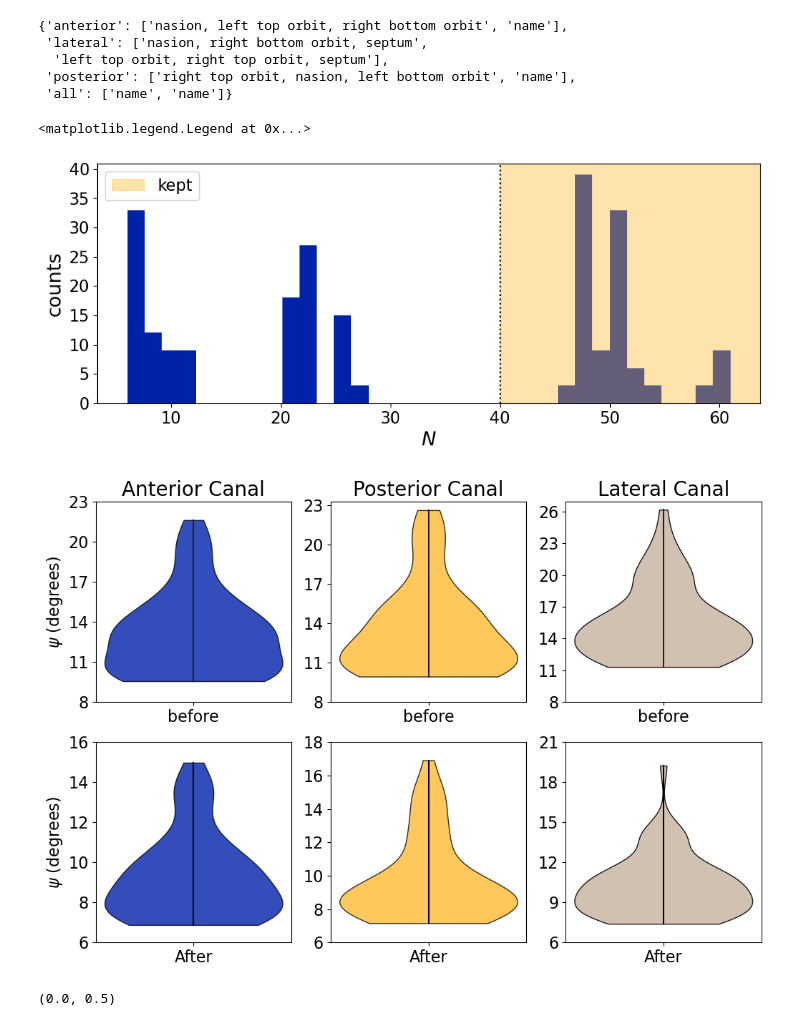
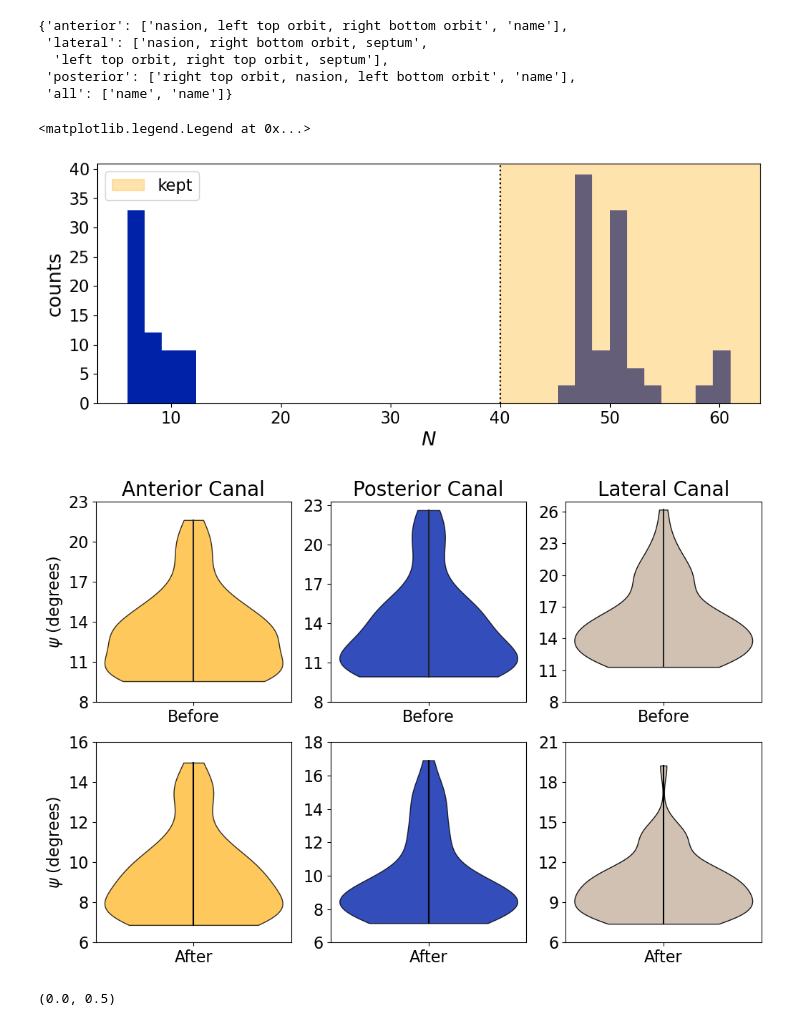
Before and after one commit to Daniel-Nicolae/Modelling-the-Human-Semicircular-Canals, a Jupyter notebook: python/experiments.ipynb, the cells around one changed output. Cells and saved outputs as stored; diff of their text form; code cells hidden in the pictures.

Commit message:
plots

```diff
--- a/python/experiments.ipynb
+++ b/python/experiments.ipynb
@@ -30,16 +12,0 @@ No artists with labels found to put in legend.  Note that artists whose label st
-# %%
-for canal in canals:
-    print(canal)
-    print("########################")
-    print("initial\n")
-    print(t_test_canal(canal, True))
-    print(wilcoxon_canal(canal, True))
-
-    print("\ncorrected\n")
-    print(t_test_canal(canal, False))
-    print(wilcoxon_canal(canal, False))
-
-    print("\nboth\n")
-    print(t_test_canal(canal, False, True))
-    print(wilcoxon_canal(canal, False, True))
-    print("\n\n")
@@ -64,4 +31,2 @@ MannwhitneyuResult(statistic=254.0, pvalue=0.4038645364815655)
 # %%
 visualise_variation_modes(4, "lateral")
-# %%
-results_dict, best_fids_dict, min_angs_dict, max_improvs_dict, kept_dict = correct_fiducials_dicts()
@@ -72,7 +118,7 @@ best_fids_dict = {"anterior": ["name", "name"], "lateral": ["name", "name"], "po
 
 for key in results_dict:
     # print(key)
-    if "soft" not in key and "occiput" not in key:
+    if "soft posterior" not in key and "occiput" not in key:
         for canal in ["anterior", "posterior", "lateral"]:
             if results_dict[key][canal][0] < min_angs_dict[canal]:
                 min_angs_dict[canal] = results_dict[key][canal][0]
@@ -80,6 +126,7 @@ for key in results_dict:
             if results_dict[key][canal][1] > max_improvs_dict[canal]:
                 max_improvs_dict[canal] = results_dict[key][canal][1]
                 best_fids_dict[canal][1] = key
+    else: del kept_dict[key]
 # %%
 min_angs_dict
 # %% [output]
@@ -117,7 +164,7 @@ plt.xlabel("$N$", fontsize=18)
 plt.legend(fontsize=15, loc="upper left")
 # %% [output]
 <matplotlib.legend.Legend at 0x...>
-[figure, old version]
+[figure, new version]
 # %%
 visualise_canal_planes(right[13::4], "posterior", get_landmarks_from_key(best_fids_dict["posterior"][0]), True, False, False, 3)
 # %%
@@ -145,45 +192,45 @@ for canal in canals:
     angles_b.append(get_angles(canal, None, right))
     angles_a.append(get_angles(canal, get_landmarks_from_key(best_fids_dict[canal][0]), right))
 # %%
-colors = ["#0022aa", "#ffbb33", "#ccbbaa"]
+colors = ["#ffbb33", "#0022aa", "#ccbbaa"]
 alphas = [0.8, 0.8, 0.9]
 fig, axs = plt.subplots(2, 3, figsize=(12, 8))
+
 for c, canal in enumerate(canals):
-
 
     plots1 = axs[0, c].violinplot(angles_b[c], showextrema=False)
     plots2 = axs[1, c].violinplot(angles_a[c], showextrema=False)
     axs[0, c].plot([1, 1], [np.min(angles_b[c]), np.max(angles_b[c])], color="#222222")
     axs[1, c].plot([1, 1], [np.min(angles_a[c]), np.max(angles_a[c])], color="black")
 
     for pc in plots1['bodies']:
         pc.set_facecolor(colors[c])
         pc.set_edgecolor('black')
         pc.set_alpha(alphas[c])
 
     for pc in plots2['bodies']:
         pc.set_facecolor(colors[c])
         pc.set_edgecolor('black')
         pc.set_alpha(alphas[c])
 
     axs[0, c].tick_params(labelsize=16)
     axs[0, c].set_xticks([1])
-    axs[0, c].set_xticklabels(["before"], fontsize=16)
+    axs[0, c].set_xticklabels(["Before"], fontsize=16)
     if c==0: axs[0, c].set_ylabel("$\psi$ (degrees)", fontsize=16)
     axs[0, c].set_title(canal.title() + " Canal", fontsize=20)
     if c==2: axs[0, c].set_yticks(np.arange(8, 27, 3))
     else: axs[0, c].set_yticks(np.arange(8, 25, 3))
 
     axs[1, c].tick_params(labelsize=16)
     axs[1, c].set_xticks([1])
     axs[1, c].set_xticklabels(["After"], fontsize=16)
     if c==0: axs[1, c].set_ylabel("$\psi$ (degrees)", fontsize=16)
 
     if c==2: axs[1, c].set_yticks(np.arange(6, 24, 3))
     elif c==1: axs[1, c].set_yticks(np.arange(6, 20, 2))
     else: axs[1, c].set_yticks(np.arange(6, 18, 2))
 # %% [output]
-[figure, old version]
+[figure, new version]
 # %%
 vertices, triangles = get_canal_mesh(4, "vestibule")
 vest_mesh = o3d.geometry.TriangleMesh()
```
Also changed, not shown: parts of 10 cells of this notebook.
